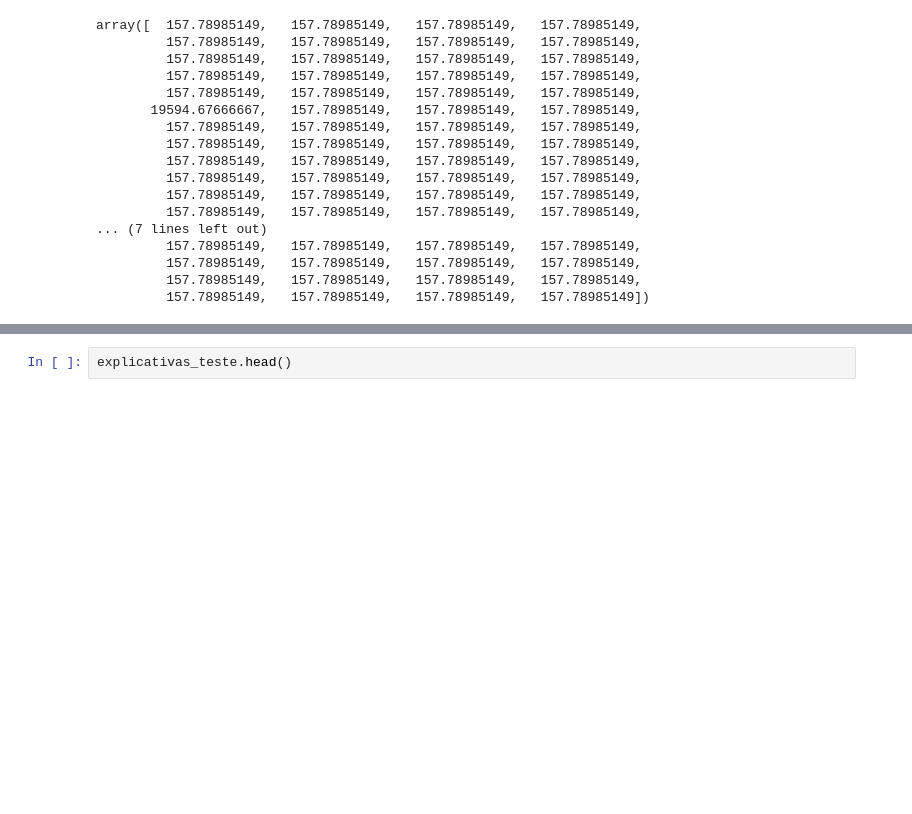
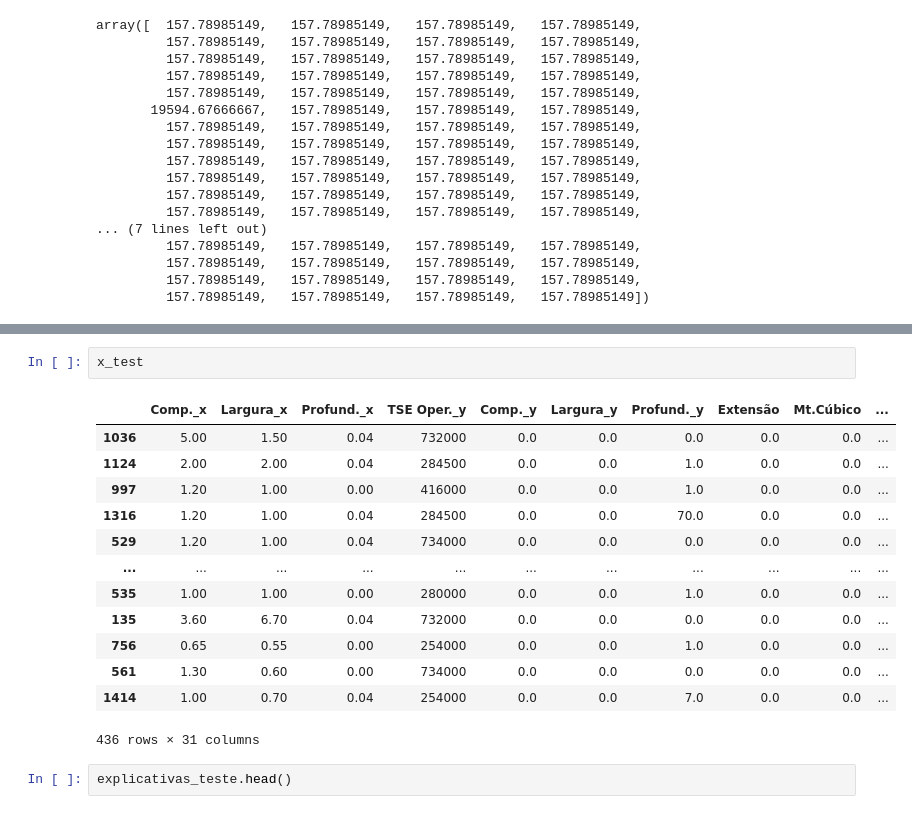
Before and after one commit to eeyamazaki/soebe, a Jupyter notebook: modelo_preditivo_soebe.ipynb, the cells around one changed output, grey strips where cells are left out. Drawn from its saved outputs; the diff is of its cells as text; blank space fills up the shorter version.

```diff
--- a/modelo_preditivo_soebe.ipynb
+++ b/modelo_preditivo_soebe.ipynb
@@ -994,3 +1001,19 @@ array([  157.78985149,   157.78985149,   157.78985149,   157.78985149,
+# %%
+x_test
+# %% [output]
+|  | Comp._x | Largura_x | Profund._x | TSE Oper._y | Comp._y | Largura_y | Profund._y | Extensão | Mt.Cúbico | ... |
+| 1036 | 5.00 | 1.50 | 0.04 | 732000 | 0.0 | 0.0 | 0.0 | 0.0 | 0.0 | ... |
+| 1124 | 2.00 | 2.00 | 0.04 | 284500 | 0.0 | 0.0 | 1.0 | 0.0 | 0.0 | ... |
+| 997 | 1.20 | 1.00 | 0.00 | 416000 | 0.0 | 0.0 | 1.0 | 0.0 | 0.0 | ... |
+| 1316 | 1.20 | 1.00 | 0.04 | 284500 | 0.0 | 0.0 | 70.0 | 0.0 | 0.0 | ... |
+| 529 | 1.20 | 1.00 | 0.04 | 734000 | 0.0 | 0.0 | 0.0 | 0.0 | 0.0 | ... |
+| ... | ... | ... | ... | ... | ... | ... | ... | ... | ... | ... |
+| 535 | 1.00 | 1.00 | 0.00 | 280000 | 0.0 | 0.0 | 1.0 | 0.0 | 0.0 | ... |
+| 135 | 3.60 | 6.70 | 0.04 | 732000 | 0.0 | 0.0 | 0.0 | 0.0 | 0.0 | ... |
+| 756 | 0.65 | 0.55 | 0.00 | 254000 | 0.0 | 0.0 | 1.0 | 0.0 | 0.0 | ... |
+| 561 | 1.30 | 0.60 | 0.00 | 734000 | 0.0 | 0.0 | 0.0 | 0.0 | 0.0 | ... |
+| 1414 | 1.00 | 0.70 | 0.04 | 254000 | 0.0 | 0.0 | 7.0 | 0.0 | 0.0 | ... |
+436 rows × 31 columns
 # %%
 explicativas_teste.head()
 # %% [output]
```
Also changed, not shown: parts of 22 cells of this notebook.
